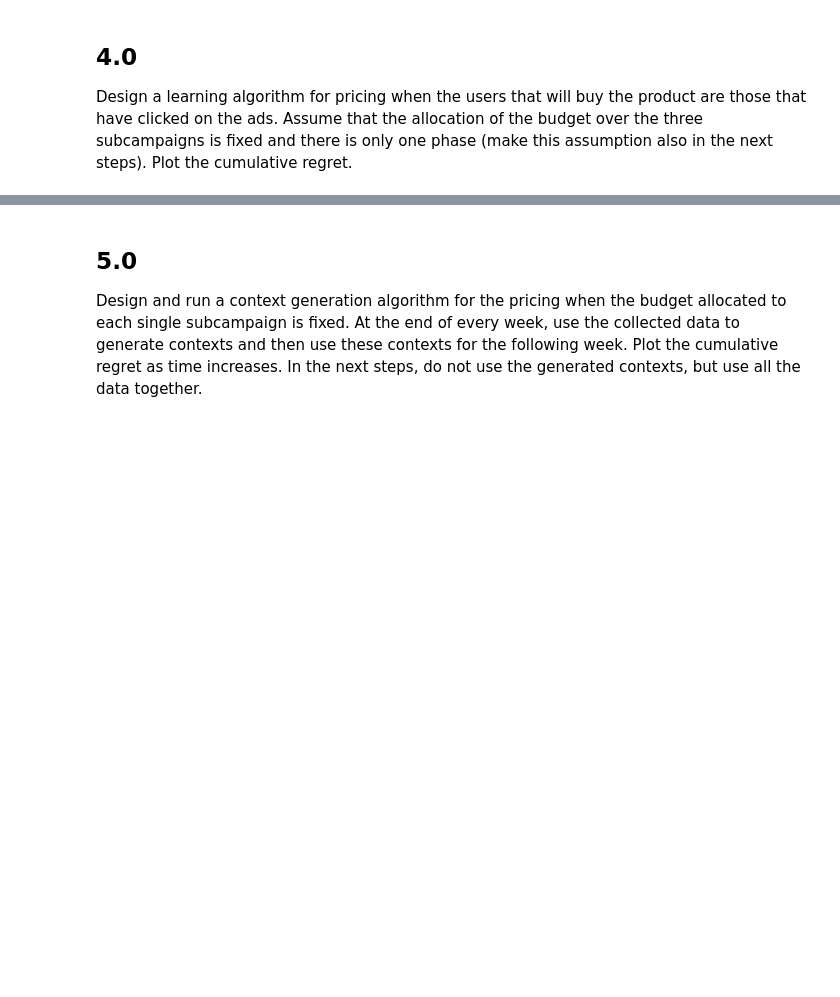
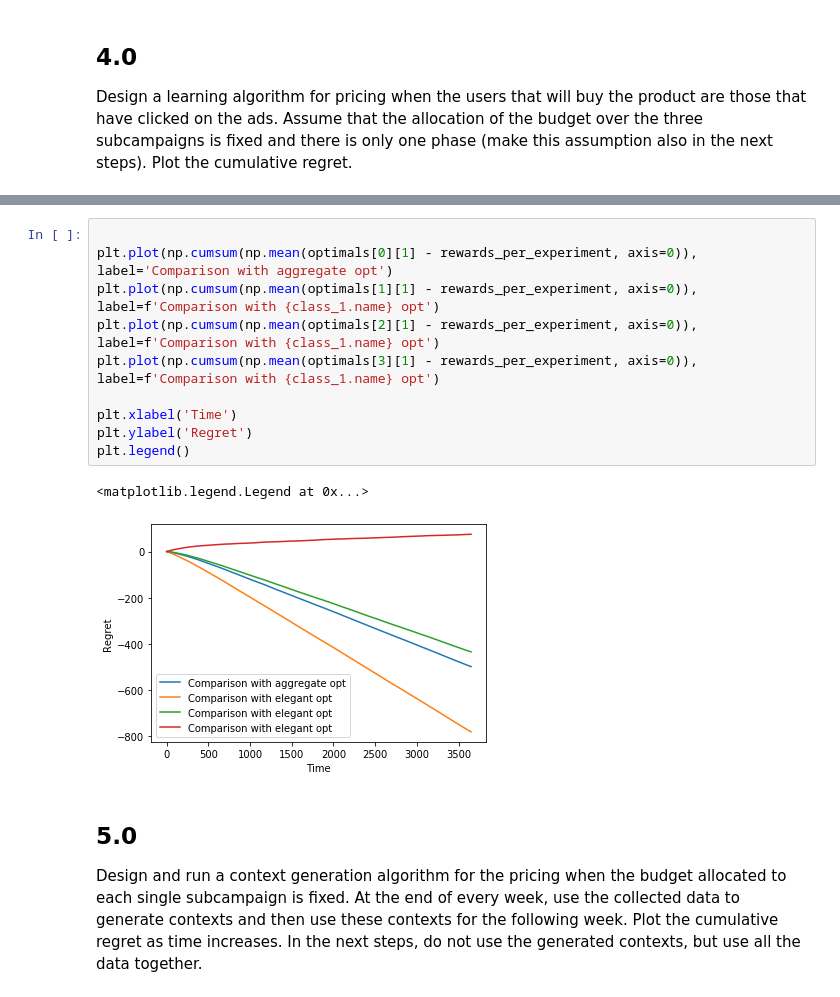
Before and after one commit to damiano1996/DataIntelligenceApplications, a Jupyter notebook: project/project.ipynb, the cells around one changed output, grey strips where cells are left out. Cells and saved outputs as stored; diff of their text form; blank space fills up the shorter version.

```diff
--- a/project/project.ipynb
+++ b/project/project.ipynb
@@ -90,3 +162,16 @@ Design a learning algorithm for pricing when the users that will buy the product
+# %%
+
+plt.plot(np.cumsum(np.mean(optimals[0][1] - rewards_per_experiment, axis=0)), label='Comparison with aggregate opt')
+plt.plot(np.cumsum(np.mean(optimals[1][1] - rewards_per_experiment, axis=0)), label=f'Comparison with {class_1.name} opt')
+plt.plot(np.cumsum(np.mean(optimals[2][1] - rewards_per_experiment, axis=0)), label=f'Comparison with {class_1.name} opt')
+plt.plot(np.cumsum(np.mean(optimals[3][1] - rewards_per_experiment, axis=0)), label=f'Comparison with {class_1.name} opt')
+
+plt.xlabel('Time')
+plt.ylabel('Regret')
+plt.legend()
+# %% [output]
+<matplotlib.legend.Legend at 0x...>
+[figure, added]
 # %% [markdown]
 ## 5.0
 
```
Also changed, not shown: parts of 11 cells of this notebook, 10 other files.
